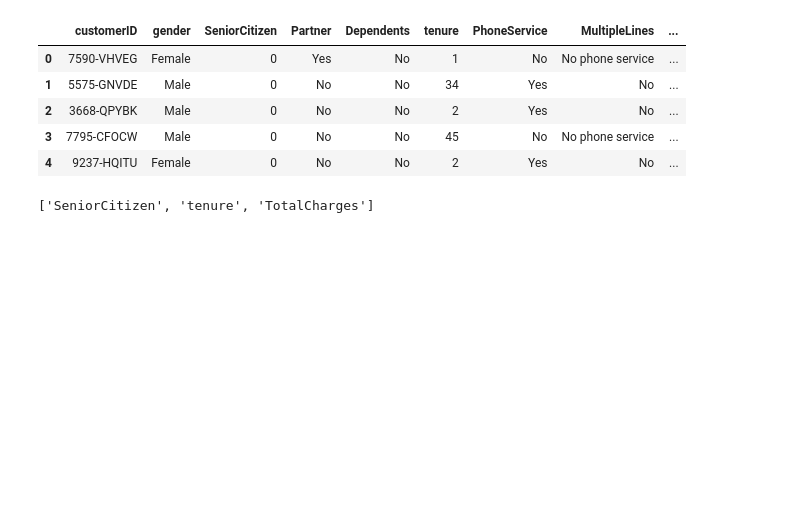
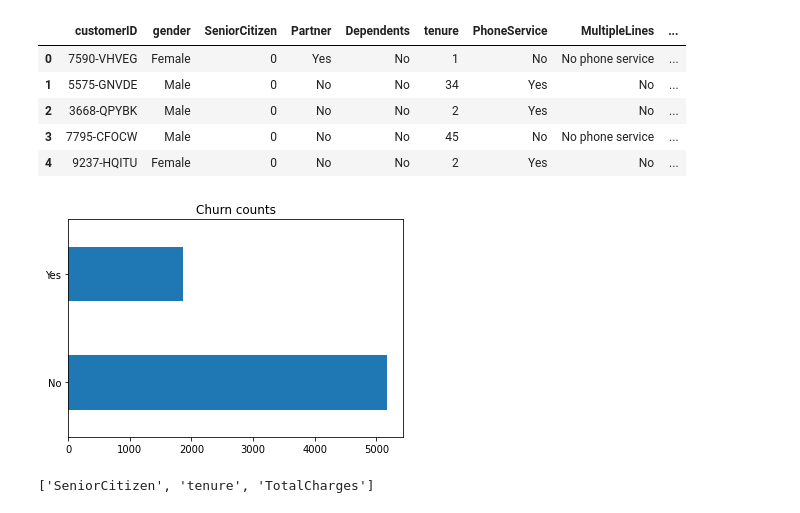
Before and after one commit to thunderdog101/Machine-Learning, a Jupyter notebook: TelecomChurn.ipynb, the cells around one changed output. Saved outputs shown, nothing was run; the diff lists cells and outputs as text; code cells hidden in the pictures; blank space fills up the shorter version.

```diff
--- a/TelecomChurn.ipynb
+++ b/TelecomChurn.ipynb
@@ -24,6 +28,11 @@ churn_data.head()
 | 2 | 3668-QPYBK | Male | 0 | No | No | 2 | Yes | No | ... |
 | 3 | 7795-CFOCW | Male | 0 | No | No | 45 | No | No phone service | ... |
 | 4 | 9237-HQITU | Female | 0 | No | No | 2 | Yes | No | ... |
+# %%
+churn_data.Churn.value_counts().plot(kind='barh', title='Churn counts')
+plt.show()
+# %% [output]
+[figure, added]
 # %%
 churn_data = churn_data.replace(' ', np.nan)      # replace blank cells (one space) with NaN
 churn_data.dropna(                                # remove rows with any blank cells
```
Also changed, not shown: parts of 53 cells of this notebook.
